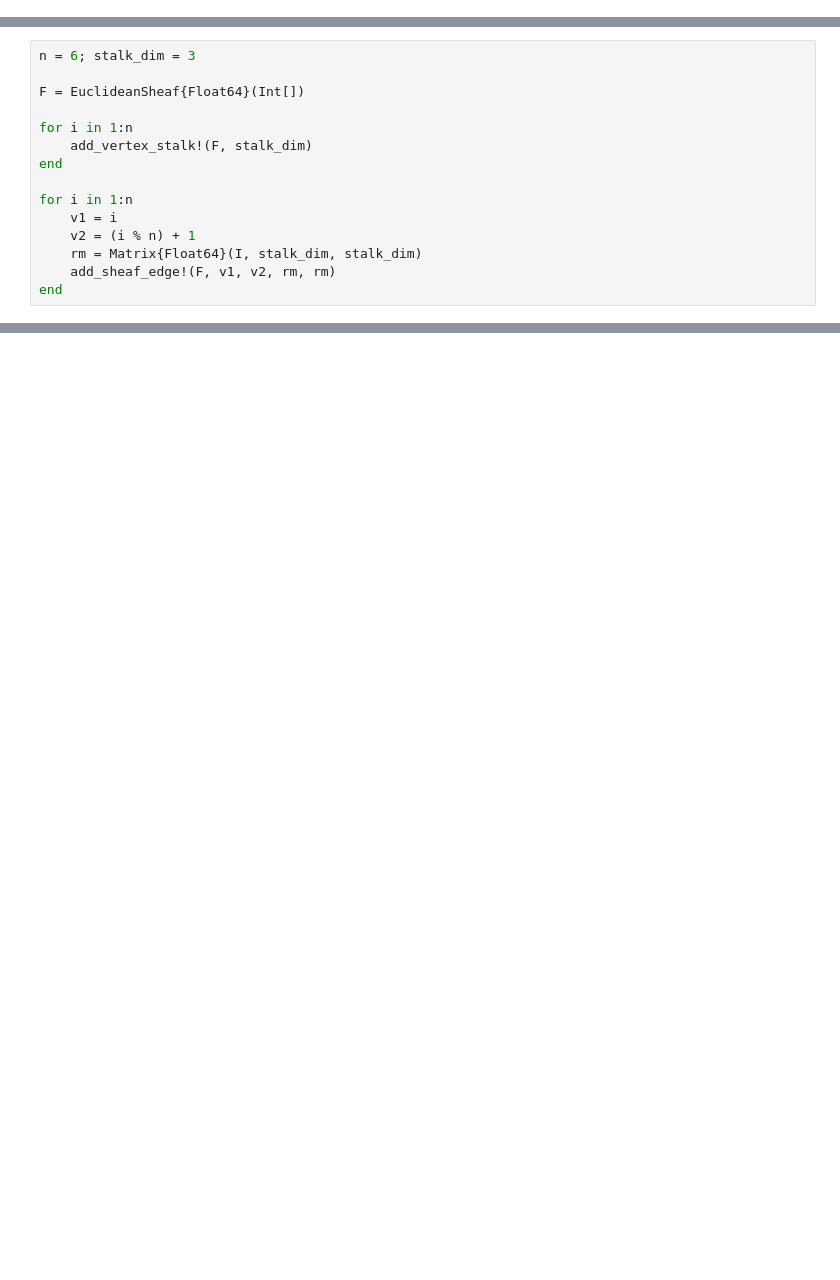
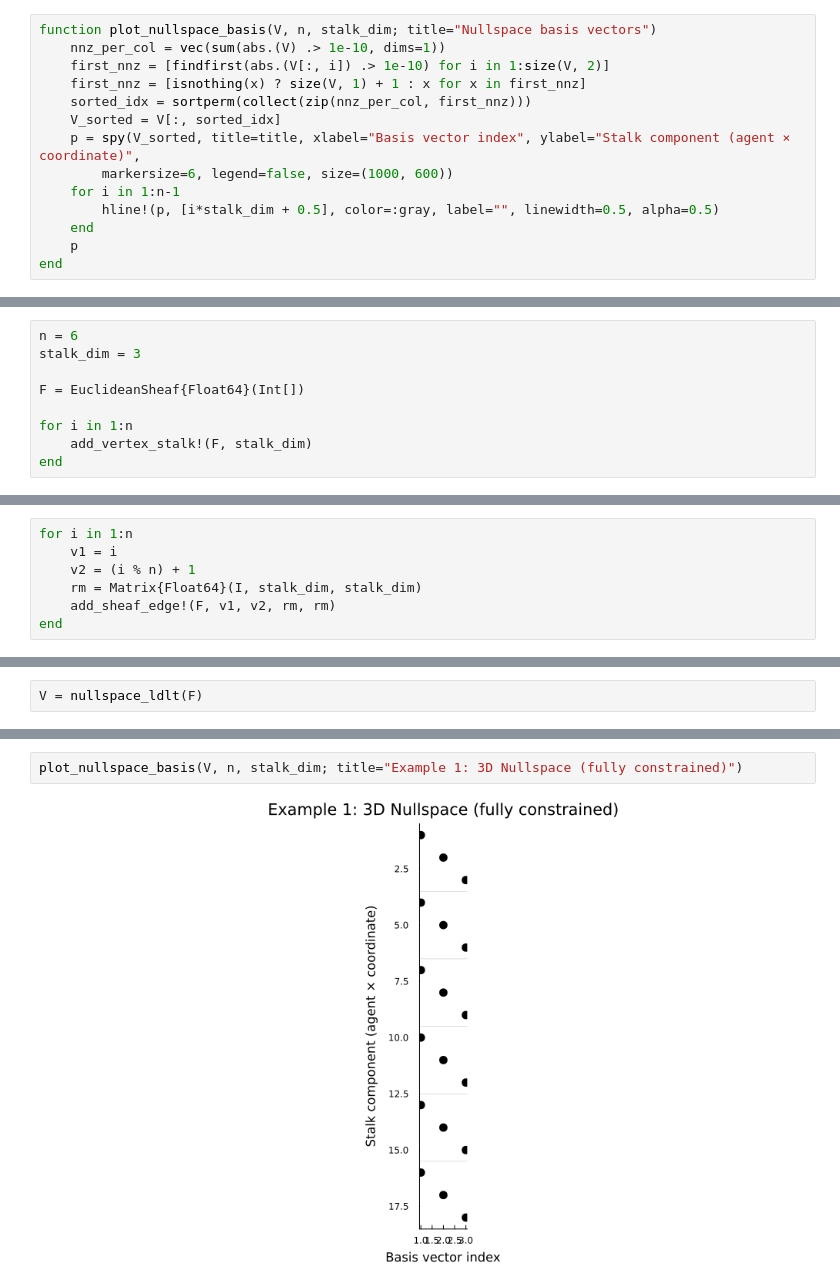
Before and after one commit to AlgebraicJulia/CellularSheaves.jl, a Jupyter notebook: dev/generated/nullspace.ipynb, the cells around one changed output, grey strips where cells are left out. Cells and saved outputs as stored; diff of their text form; blank space fills up the shorter version.

```diff
--- a/dev/generated/nullspace.ipynb
+++ b/dev/generated/nullspace.ipynb
@@ -8,0 +22,14 @@ F is a cellular sheaf
+# %%
+function plot_nullspace_basis(V, n, stalk_dim; title="Nullspace basis vectors")
+    nnz_per_col = vec(sum(abs.(V) .> 1e-10, dims=1))
+    first_nnz = [findfirst(abs.(V[:, i]) .> 1e-10) for i in 1:size(V, 2)]
+    first_nnz = [isnothing(x) ? size(V, 1) + 1 : x for x in first_nnz]
+    sorted_idx = sortperm(collect(zip(nnz_per_col, first_nnz)))
+    V_sorted = V[:, sorted_idx]
+    p = spy(V_sorted, title=title, xlabel="Basis vector index", ylabel="Stalk component (agent × coordinate)",
+        markersize=6, legend=false, size=(1000, 600))
+    for i in 1:n-1
+        hline!(p, [i*stalk_dim + 0.5], color=:gray, label="", linewidth=0.5, alpha=0.5)
+    end
+    p
+end
@@ -8,0 +50,9 @@ F is a cellular sheaf
+# %%
+n = 6
+stalk_dim = 3
+
+F = EuclideanSheaf{Float64}(Int[])
+
+for i in 1:n
+    add_vertex_stalk!(F, stalk_dim)
+end
@@ -9,12 +62,4 @@ F is a cellular sheaf
 # %%
-n = 6; stalk_dim = 3
-
-F = EuclideanSheaf{Float64}(Int[])
-
-for i in 1:n
-    add_vertex_stalk!(F, stalk_dim)
-end
-
 for i in 1:n
     v1 = i
     v2 = (i % n) + 1
@@ -95,0 +77,2 @@ scatter(V, legend=false, title="Nullspace basis vectors")
+# %%
+V = nullspace_ldlt(F)
@@ -95,0 +105,4 @@ scatter(V, legend=false, title="Nullspace basis vectors")
+# %%
+plot_nullspace_basis(V, n, stalk_dim; title="Example 1: 3D Nullspace (fully constrained)")
+# %% [output]
+[figure, added]
```
Also changed, not shown: parts of 27 cells of this notebook, 20 other files.
